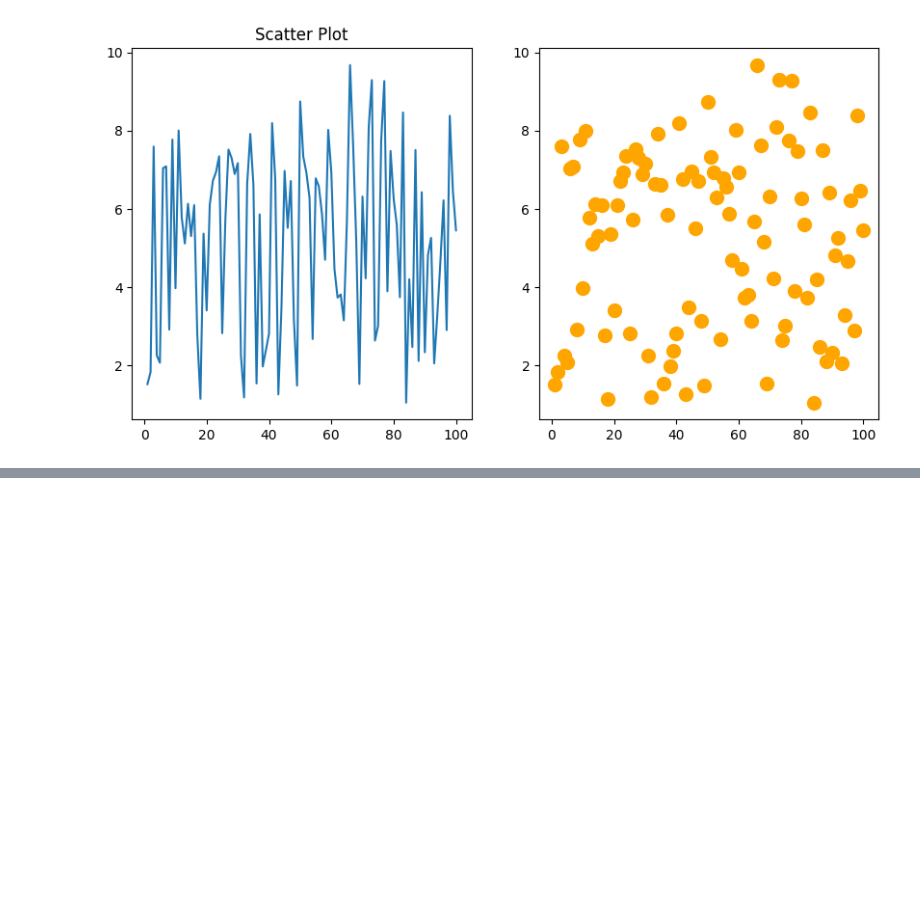
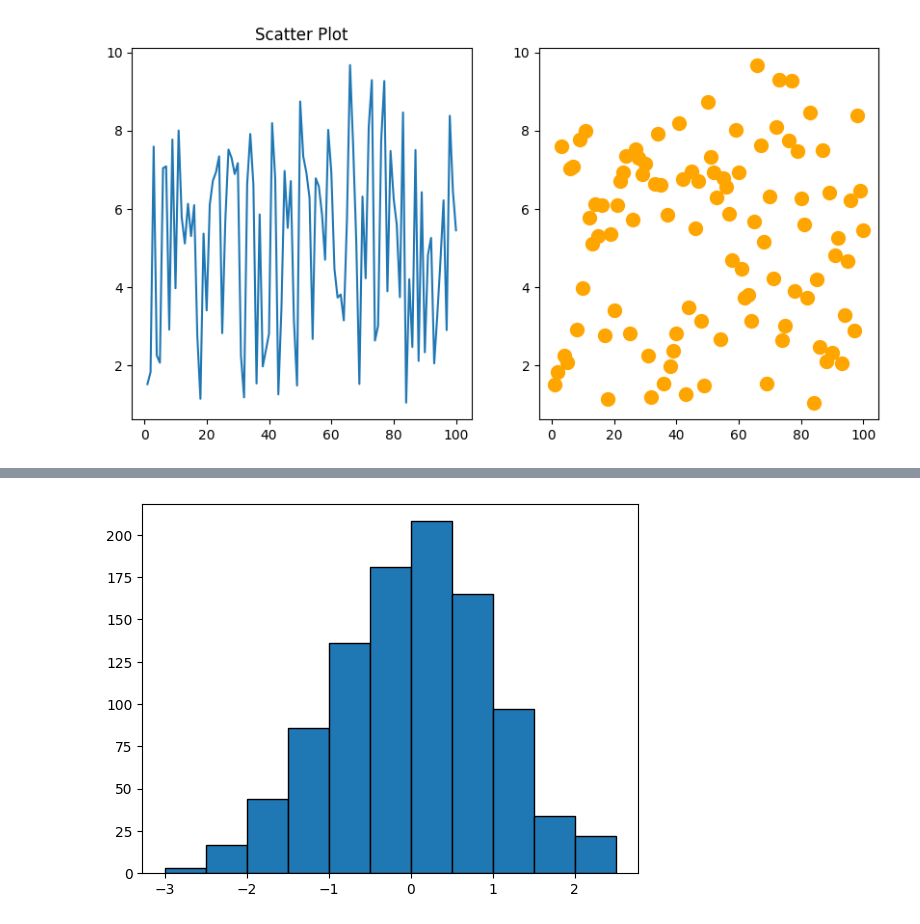
Before and after one commit to muskan-student/pythondata-analytics, a Jupyter notebook: numpy.ipynb, the cells around one changed output, grey strips where cells are left out. Cells and saved outputs as stored; diff of their text form; code cells hidden in the pictures; blank space fills up the shorter version.

```diff
--- a/numpy.ipynb
+++ b/numpy.ipynb
@@ -406,0 +452,6 @@ Text(0.5, 1.0, 'Scatter Plot')
+# %%
+x = np.random.normal(size = 1000)
+plt.hist(x, bins = np.arange(-3,3,.5),edgecolor = 'black')
+plt.show()
+# %% [output]
+[figure, added]
```
Also changed, not shown: parts of 27 cells of this notebook, 1 other file.
